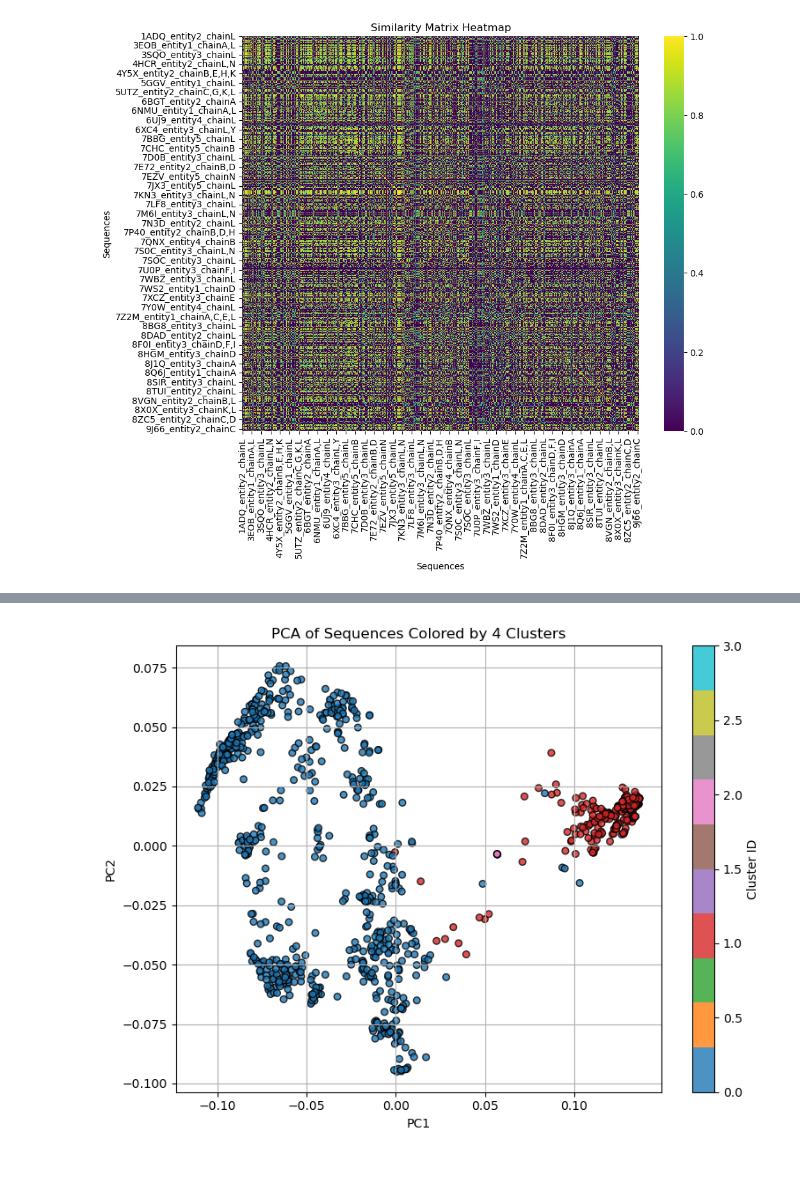
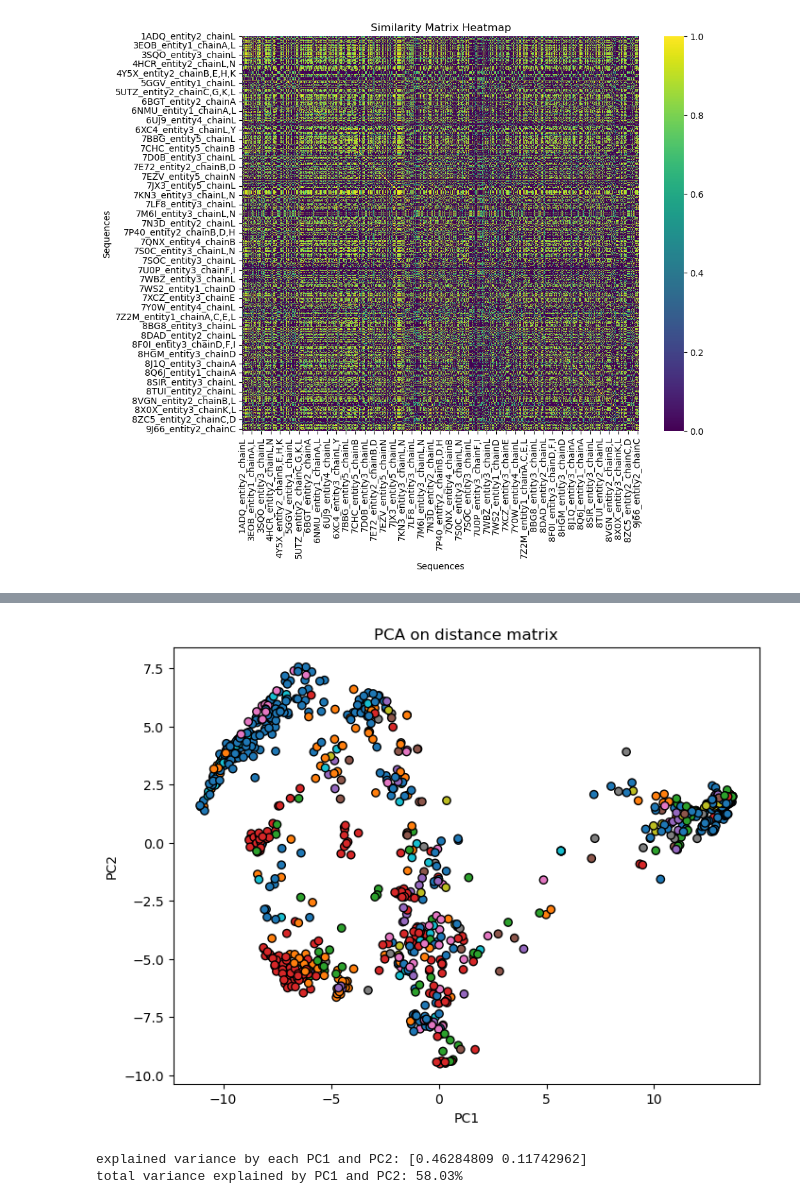
Before and after one commit to datascience-2025-group4/group04-team03, a Jupyter notebook: blasting/mmseqs/light_chains_analysis.ipynb, the cells around one changed output, grey strips where cells are left out. Cells and saved outputs as stored; diff of their text form; code cells hidden in the pictures; blank space fills up the shorter version.

Commit message:
changes_in_lchains_analysis

```diff
--- a/blasting/mmseqs/light_chains_analysis.ipynb
+++ b/blasting/mmseqs/light_chains_analysis.ipynb
@@ -140,15 +149,13 @@ import numpy as np
 import pandas as pd
 import matplotlib.pyplot as plt
 
-#loading the distance matrix and filling the diagonal values with 0, cause mmseq2 alignment ...
-distance_matrix = pd.read_csv("Lchains_distance_matrix.csv", index_col=0).values
-np.fill_diagonal(distance_matrix, 0)
+
 #different cluster counts are tried out
 scores = []
-for k in range(2, 20):
+for k in range(2, 200):
     clustering = AgglomerativeClustering(n_clusters=k, metric='precomputed', linkage='average')
-    labels = clustering.fit_predict(distance_matrix)
-    score = silhouette_score(distance_matrix, labels, metric='precomputed')
+    labels = clustering.fit_predict(distance_matrix.values)
+    score = silhouette_score(distance_matrix.values, labels, metric='precomputed')
     scores.append((k, score))
     print(f"Clusters: {k}, Silhouette Score: {score:.4f}")
 
@@ -185,37 +209,23 @@ Clusters: 19, Silhouette Score: 0.0006
 # %%
-#PCA dimention reduction, using dimention matrix
-import pandas as pd
-import matplotlib.pyplot as plt
-from sklearn.cluster import AgglomerativeClustering
 from sklearn.decomposition import PCA
 
-distance_matrix = pd.read_csv("Lchains_distance_matrix.csv", index_col=0)
-
-#hierarchical clustering and choosing the number of clusters
-n_clusters = 4
-clustering = AgglomerativeClustering(
-    n_clusters=n_clusters,
-    metric='precomputed',
-    linkage='average'
-)
-labels = clustering.fit_predict(distance_matrix.values)
-
-#PCA visualization
 pca = PCA(n_components=2)
 coords = pca.fit_transform(distance_matrix.values)
+
 plt.figure(figsize=(8, 6))
-scatter = plt.scatter(
-    coords[:, 0], coords[:, 1],
-    c=labels, cmap='tab10',
-    s=30, edgecolor='k', alpha=0.8
-)
-
-plt.title(f"PCA of Sequences Colored by {n_clusters} Clusters")
+plt.scatter(coords[:, 0], coords[:, 1], c=labels, cmap='tab10', edgecolor='k')
+plt.title("PCA on distance matrix")
 plt.xlabel("PC1")
 plt.ylabel("PC2")
-plt.grid(True)
-plt.colorbar(scatter, label="Cluster ID")
-plt.tight_layout()
 plt.show()
+
+#explaining the variance and total variance in percentage
+variance = pca.explained_variance_ratio_
+print("explained variance by each PC1 and PC2:", variance)
+
+total_variance = variance.sum() * 100
+print(f"total variance explained by PC1 and PC2: {total_variance:.2f}%")
 # %% [output]
-[figure, old version]
+[figure, new version]
+explained variance by each PC1 and PC2: [0.46284809 0.11742962]
+total variance explained by PC1 and PC2: 58.03%
```
Also changed, not shown: parts of 10 cells of this notebook.
